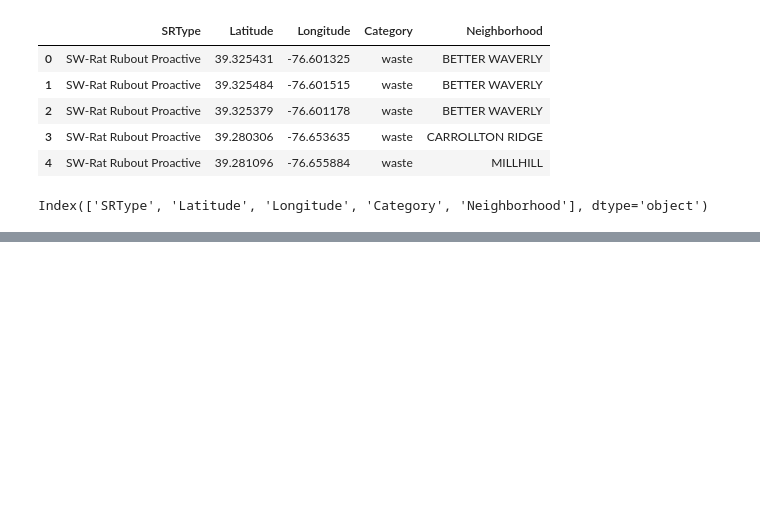
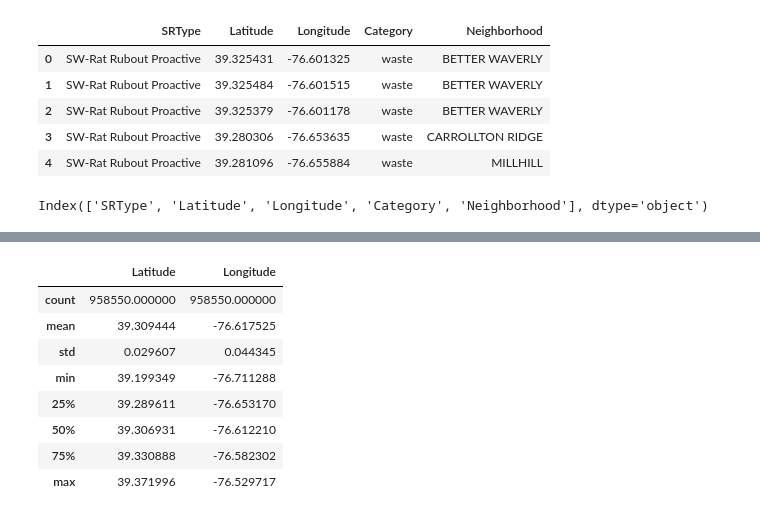
Before and after one commit to LeuleY/CovidDataset, a Jupyter notebook: Untitled.ipynb, the cells around one changed output, grey strips where cells are left out. Cells and saved outputs as stored; diff of their text form; code cells hidden in the pictures; blank space fills up the shorter version.

```diff
--- a/Untitled.ipynb
+++ b/Untitled.ipynb
@@ -20,0 +31,12 @@ Index(['SRType', 'Latitude', 'Longitude', 'Category', 'Neighborhood'], dtype='ob
+# %%
+data.describe()
+# %% [output]
+|  | Latitude | Longitude |
+| count | 958550.000000 | 958550.000000 |
+| mean | 39.309444 | -76.617525 |
+| std | 0.029607 | 0.044345 |
+| min | 39.199349 | -76.711288 |
+| 25% | 39.289611 | -76.653170 |
+| 50% | 39.306931 | -76.612210 |
+| 75% | 39.330888 | -76.582302 |
+| max | 39.371996 | -76.529717 |
```
Also changed, not shown: parts of 6 cells of this notebook.
